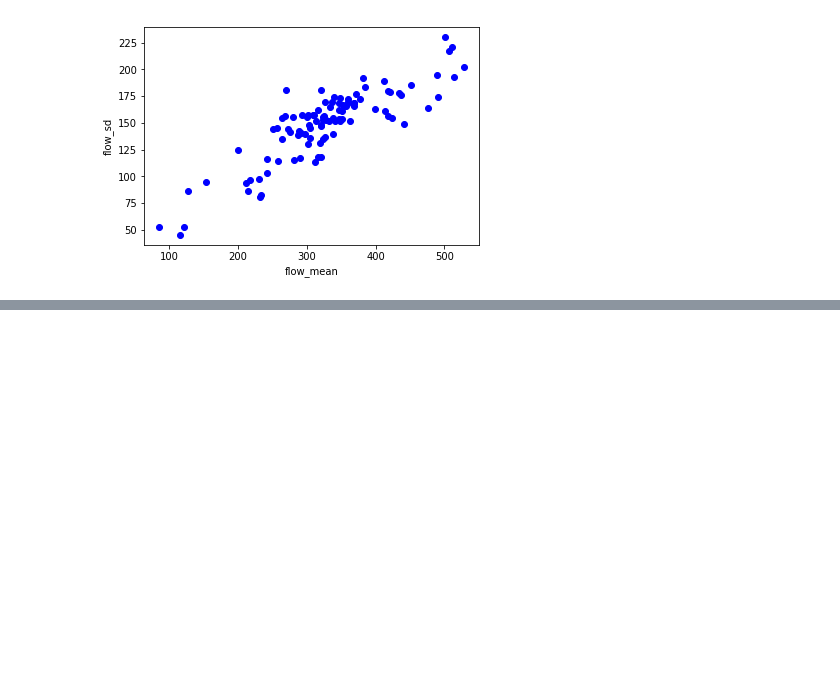
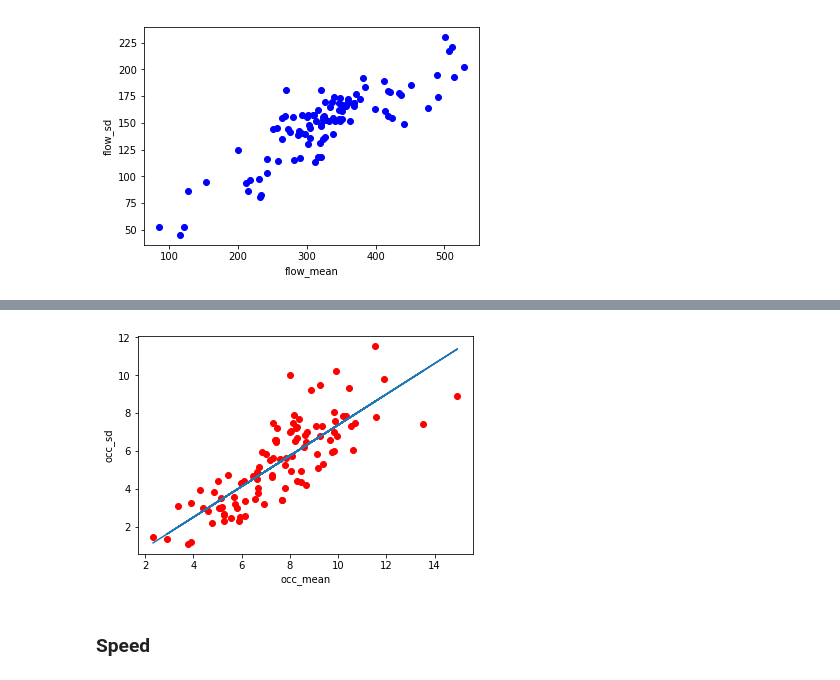
Before and after one commit to hy-lei/A-Hybrid-Approach-for-AID, a Jupyter notebook: data_analysis/descriptive_statistics.ipynb, the cells around one changed output, grey strips where cells are left out. Saved outputs shown, nothing was run; the diff lists cells and outputs as text; code cells hidden in the pictures; blank space fills up the shorter version.

```diff
--- a/data_analysis/descriptive_statistics.ipynb
+++ b/data_analysis/descriptive_statistics.ipynb
@@ -96,0 +103,15 @@ for i, var in enumerate(var_names):
+# %%
+occ_means = mean_sd_df['occ_mean'].values
+occ_sds = mean_sd_df['occ_sd'].values
+# %%
+X = pd.DataFrame({
+    'occ_mean': occ_means
+})
+X = sm.add_constant(X)
+Y = pd.DataFrame({
+    'occ_sd': occ_sds
+})
+# %%
+model = sm.OLS(Y, X).fit()
+summary = model.summary()
+print(summary)
@@ -96,0 +136,12 @@ for i, var in enumerate(var_names):
+# %%
+occ_sd_pred = model.predict(X)
+# %%
+plt.plot(mean_sd_df['occ_mean'].values, mean_sd_df['occ_sd'].values, 'ro')
+plt.plot(mean_sd_df['occ_mean'].values, occ_sd_pred)
+plt.xlabel('occ_mean')
+plt.ylabel('occ_sd')
+plt.show()
+# %% [output]
+[figure, added]
+# %% [markdown]
+### Speed
```
Also changed, not shown: parts of 33 cells of this notebook, 1 other file.
